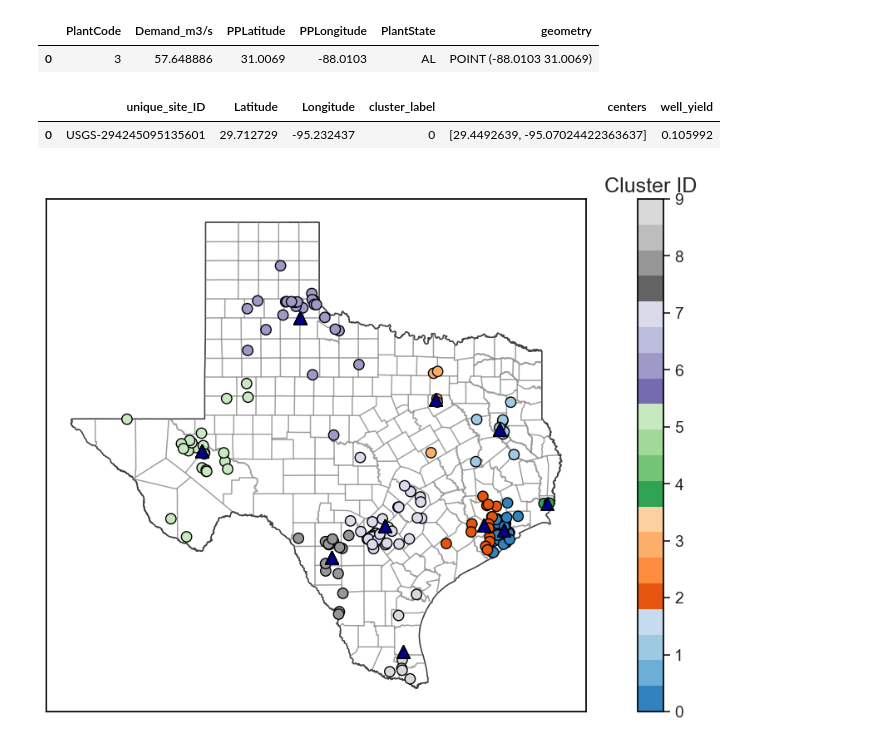
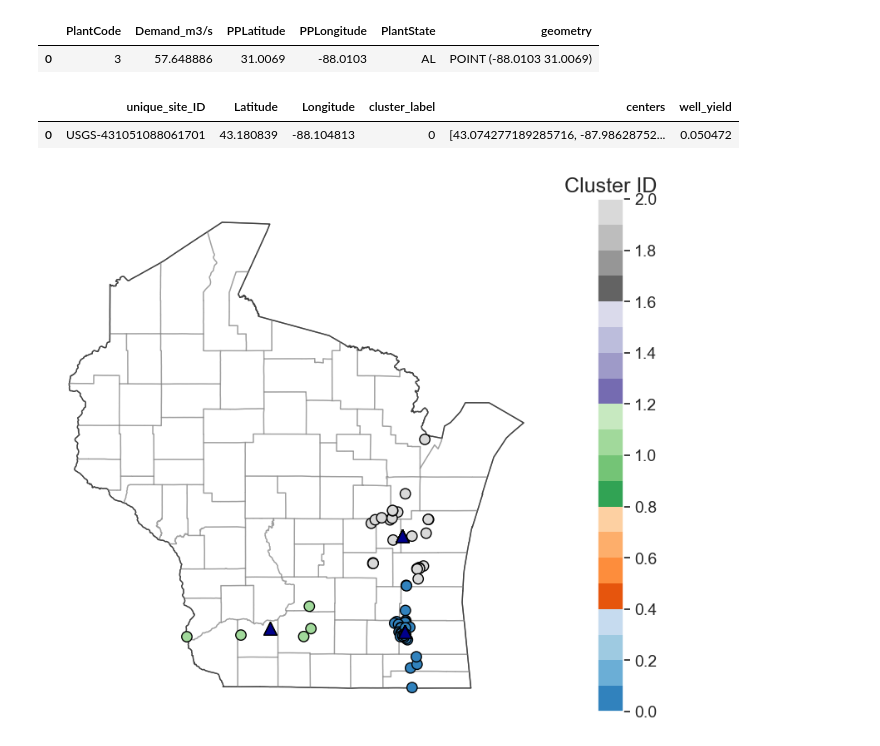
Before and after one commit to MuktaHardikar/WaterTAP3, a Jupyter notebook: watertap3/watertap3/kmean_clustering.ipynb, the cells around one changed output. Saved outputs shown, nothing was run; the diff lists cells and outputs as text; code cells hidden in the pictures.

```diff
--- a/watertap3/watertap3/kmean_clustering.ipynb
+++ b/watertap3/watertap3/kmean_clustering.ipynb
@@ -20,7 +21,7 @@ from IPython.display import clear_output
 Create a csv with centroids based on k means clustering
 # %%
 # Read brackish water previous lcow file with locations
-bw_df = pd.read_csv('/Users/mhardika/Documents/AMO/GeoToolAll_Methods/Water Source Data/Brackish/brackish_sites_with_metrics_baseline_dwi_updated_costs_transport_updated_basis.csv')
+bw_df = pd.read_csv('/Users/mhardika/Documents/AMO/GeoToolAll_Methods/Water Source Data/Brackish/brackish_sites_with_metrics_baseline_dwi_updated_costs_transport_updated_basis_1.csv')
 pp_combined_df = pd.read_csv(r'\Users\mhardika\Documents\AMO\MSD Workshop\data\pp_df.csv').drop(['Unnamed: 0'],axis=1)
 loc = [Point(xy) for xy in zip(pp_combined_df['PPLongitude'],pp_combined_df['PPLatitude'])]
 loc = gp.GeoDataFrame(geometry = loc, crs='EPSG:4326')
@@ -60,7 +61,7 @@ for state in ['TX']:#bw_df['state_alpha'].unique():
     bw_state_df_loc = form_cluster(bw_state_df_loc)
 
     # Assign well yield
-    bw_state_df_loc['well_yield'] = bw_df['well_yield']
+    bw_state_df_loc['well_yield'] = bw_state_df['well_yield']
     bw_state_df_loc = bw_state_df_loc.sort_values(['cluster_label'])
 
     print(bw_state_df_loc['cluster_label'].unique())
@@ -77,16 +78,19 @@ for state in ['TX']:#bw_df['state_alpha'].unique():
         well_yield_total = sum(bw_state_df_loc[bw_state_df_loc['cluster_label']==cluster_id]['well_yield'])
 
         print('Checking cluster:',cluster_id)
+        print('Total well yield:', well_yield_total)
         print('Previous max:',prev_max_cluster_label)
 
-        if well_yield_total > (27.5*0.043813): #10: #--> Update the number based on Kay Bailey
+        max_capacity = math.ceil(50*0.043813)
+        if well_yield_total > max_capacity: #10: #--> Update the number based on 27.5 MGD Kay Bailey, Carlbad is 50 MGD
             # If exceed increase number of clusters in the original cluster and redo
             # print(cluster_id,well_yield_total)
             # print('Number of clusters to not hit maximum capacity:', round(well_yield_total/5))
 
             cluster_sub_df = bw_state_df_loc[bw_state_df_loc['cluster_label']==cluster_id].copy()
 
-            temp_df = form_cluster( cluster_sub_df, n_clusters = round(well_yield_total/(27.5*0.043813)))
+            print("Number of clusters required:", math.ceil(well_yield_total/max_capacity))
+            temp_df = form_cluster( cluster_sub_df, n_clusters = math.ceil(well_yield_total/max_capacity))
             temp_df = temp_df.sort_values(['cluster_label'])
             if cluster_id == 0:
                 temp_df['cluster_label'].update(prev_max_cluster_label + temp_df['cluster_label'])
@@ -97,11 +101,15 @@ for state in ['TX']:#bw_df['state_alpha'].unique():
             cluster_state_df = pd.concat([cluster_state_df,temp_df],ignore_index=True)
             print('Added another cluster:',len(temp_df['cluster_label'].unique()))
             print('New cluster:',cluster_state_df['cluster_label'].unique())
+
             print('New max:',prev_max_cluster_label)
 
         else:
             # If maximum capacity is not exceeded add to state data frame
-            cluster_state_df = pd.concat([cluster_state_df,bw_state_df_loc[bw_state_df_loc['cluster_label']==cluster_id]],ignore_index=True)
+            temp_bw_state_df_loc = bw_state_df_loc[bw_state_df_loc['cluster_label']==cluster_id].copy()
+            temp_bw_state_df_loc['cluster_label'] = prev_max_cluster_label + 1
+
+            cluster_state_df = pd.concat([cluster_state_df,temp_bw_state_df_loc],ignore_index=True)
             prev_max_cluster_label = max(cluster_state_df['cluster_label'])
 
         print(cluster_state_df['cluster_label'].unique())
@@ -224,7 +255,7 @@ us_counties = gp.read_file(r'\Users\mhardika\Documents\AMO\GeoToolAll_Methods\Ge
 us_counties = us_counties.to_crs("EPSG:4326")
 us_states = gp.read_file(r'C:\Users\mhardika\Documents\AMO\2050\analysis_files\tl_rd22_us_state\tl_rd22_us_state.shp')
 
-state_code = '48' #'13' '06'
+state_code = '55' #'13' '06'
 state_geo = us_counties.loc[us_counties['STATEFP']==state_code]
 state_border = us_states.loc[us_states['STATEFP']==state_code]
 # %%
@@ -239,39 +270,39 @@ pp_combined_df.head(1)
 bw_cluster_kmeans.head(1)
 # %% [output]
 |  | unique_site_ID | Latitude | Longitude | cluster_label | centers | well_yield |
-| 0 | USGS-294245095135601 | 29.712729 | -95.232437 | 0 | [29.4492639, -95.07024422363637] | 0.105992 |
+| 0 | USGS-431051088061701 | 43.180839 | -88.104813 | 0 | [43.074277189285716, -87.98628752... | 0.050472 |
 # %%
 pp_combined_df_state = pp_combined_df[pp_combined_df['PlantState']==state]
 
 centers_log = []
 centers_lat = []
 
 for idx , row in bw_cluster_kmeans.iterrows():
     centers_log.append(row['centers'][1])
     centers_lat.append(row['centers'][0])
 
 fig, (ax) = plt.subplots( figsize = (16,8))
 ax.axes.set_facecolor(color='white')
 
 cm = plt.cm.get_cmap('tab20c')
 
 state_border.plot(ax=ax,facecolor ='none',edgecolor ='black')
 state_geo.plot(ax=ax,facecolor ='none',edgecolor ='gray',alpha = 0.5)
 
 sc = ax.scatter(x = bw_cluster_kmeans['Longitude'], y = bw_cluster_kmeans['Latitude'], c= bw_cluster_kmeans['cluster_label'].values, s=80, cmap=cm,edgecolor ='black')
 ax.scatter(centers_log, centers_lat, c='darkblue', s=120, marker = '^',edgecolor ='black')
 
-ax1.scatter(x = bw_cluster_kmeans['Longitude'], y = bw_cluster_kmeans['Latitude'], c = 'lightblue', s=80, cmap=cm,edgecolor ='black',alpha = 0.5)
+ax.scatter(x = bw_cluster_kmeans['Longitude'], y = bw_cluster_kmeans['Latitude'], c = 'lightblue', s=80, cmap=cm,edgecolor ='black',alpha = 0)
 
 # cbaxes = fig.add_axes([0.1, 0.1, 0.03, 0.8])
-cbar = plt.colorbar(sc,ax=ax,ticks = plt.MaxNLocator(10))
+cbar = plt.colorbar(sc,ax=ax,ticks = plt.MaxNLocator(11))
 cbar.ax.set_title('Cluster ID',fontsize = 18)
 cbar.ax.tick_params(labelsize=14)
 
 plt.tick_params(left = False, right = False , labelleft = False ,
                 labelbottom = False, bottom = False)
 # %% [output]
-[figure, old version]
+[figure, new version]
 # %%
 fig, (ax1) = plt.subplots(figsize = (16,8))
 # ax1.axis('off')
```
Also changed, not shown: parts of 9 cells of this notebook, 16 other files.
